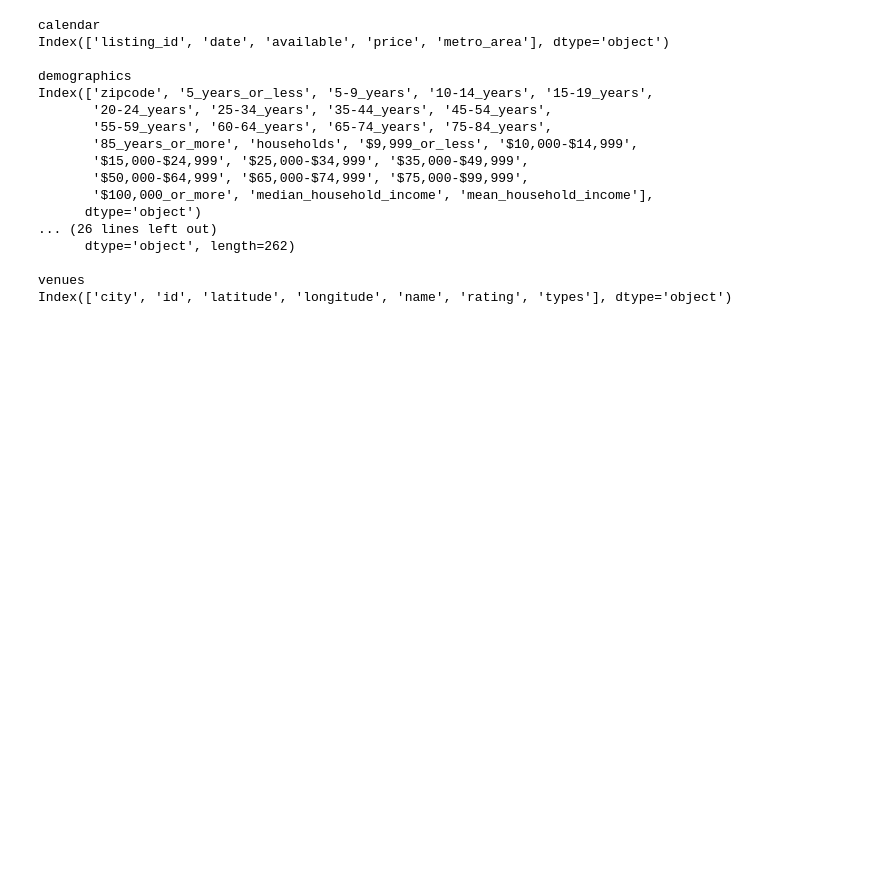
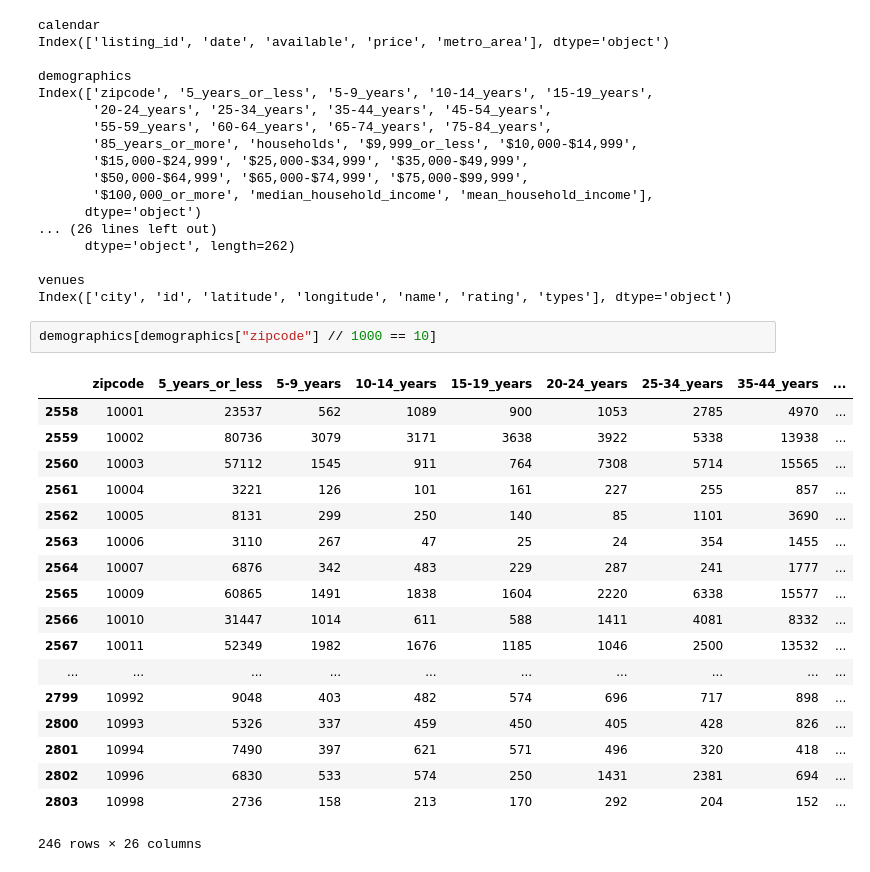
Before and after one commit to terenceneo/Airbnb-NYC-data-study, a Jupyter notebook: AirBnb Data Exploration.ipynb, the cells around one changed output. Drawn from its saved outputs; the diff is of its cells as text; blank space fills up the shorter version.

```diff
--- a/AirBnb Data Exploration.ipynb
+++ b/AirBnb Data Exploration.ipynb
@@ -38,4 +38,25 @@ Index(['zipcode', '5_years_or_less', '5-9_years', '10-14_years', '15-19_years',
 
 venues
 Index(['city', 'id', 'latitude', 'longitude', 'name', 'rating', 'types'], dtype='object')
+# %%
+demographics[demographics["zipcode"] // 1000 == 10]
+# %% [output]
+|  | zipcode | 5_years_or_less | 5-9_years | 10-14_years | 15-19_years | 20-24_years | 25-34_years | 35-44_years | ... |
+| 2558 | 10001 | 23537 | 562 | 1089 | 900 | 1053 | 2785 | 4970 | ... |
+| 2559 | 10002 | 80736 | 3079 | 3171 | 3638 | 3922 | 5338 | 13938 | ... |
+| 2560 | 10003 | 57112 | 1545 | 911 | 764 | 7308 | 5714 | 15565 | ... |
+| 2561 | 10004 | 3221 | 126 | 101 | 161 | 227 | 255 | 857 | ... |
+| 2562 | 10005 | 8131 | 299 | 250 | 140 | 85 | 1101 | 3690 | ... |
+| 2563 | 10006 | 3110 | 267 | 47 | 25 | 24 | 354 | 1455 | ... |
+| 2564 | 10007 | 6876 | 342 | 483 | 229 | 287 | 241 | 1777 | ... |
+| 2565 | 10009 | 60865 | 1491 | 1838 | 1604 | 2220 | 6338 | 15577 | ... |
+| 2566 | 10010 | 31447 | 1014 | 611 | 588 | 1411 | 4081 | 8332 | ... |
+| 2567 | 10011 | 52349 | 1982 | 1676 | 1185 | 1046 | 2500 | 13532 | ... |
+| ... | ... | ... | ... | ... | ... | ... | ... | ... | ... |
+| 2799 | 10992 | 9048 | 403 | 482 | 574 | 696 | 717 | 898 | ... |
+| 2800 | 10993 | 5326 | 337 | 459 | 450 | 405 | 428 | 826 | ... |
+| 2801 | 10994 | 7490 | 397 | 621 | 571 | 496 | 320 | 418 | ... |
+| 2802 | 10996 | 6830 | 533 | 574 | 250 | 1431 | 2381 | 694 | ... |
+| 2803 | 10998 | 2736 | 158 | 213 | 170 | 292 | 204 | 152 | ... |
+246 rows × 26 columns
 # %%
```
Also changed, not shown: parts of 1 cell of this notebook.
